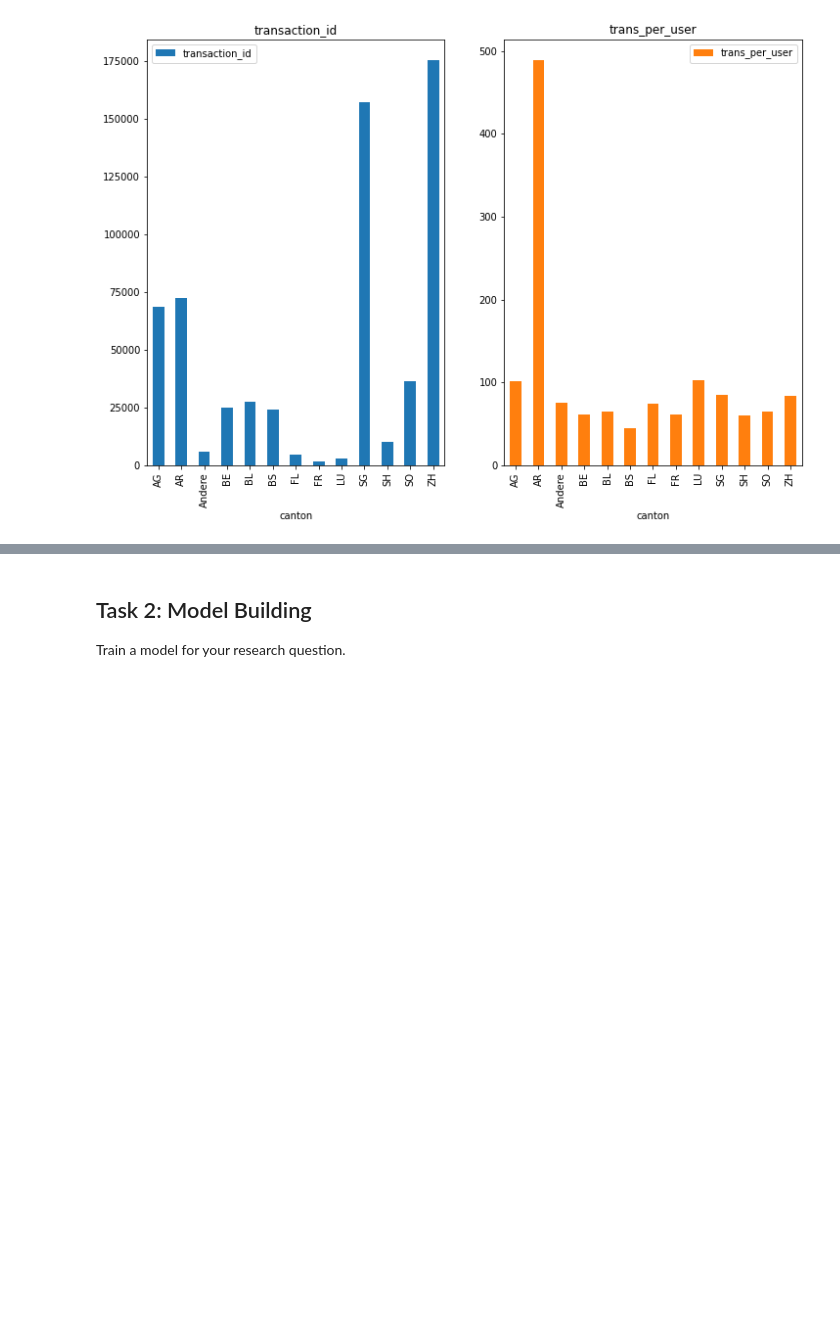
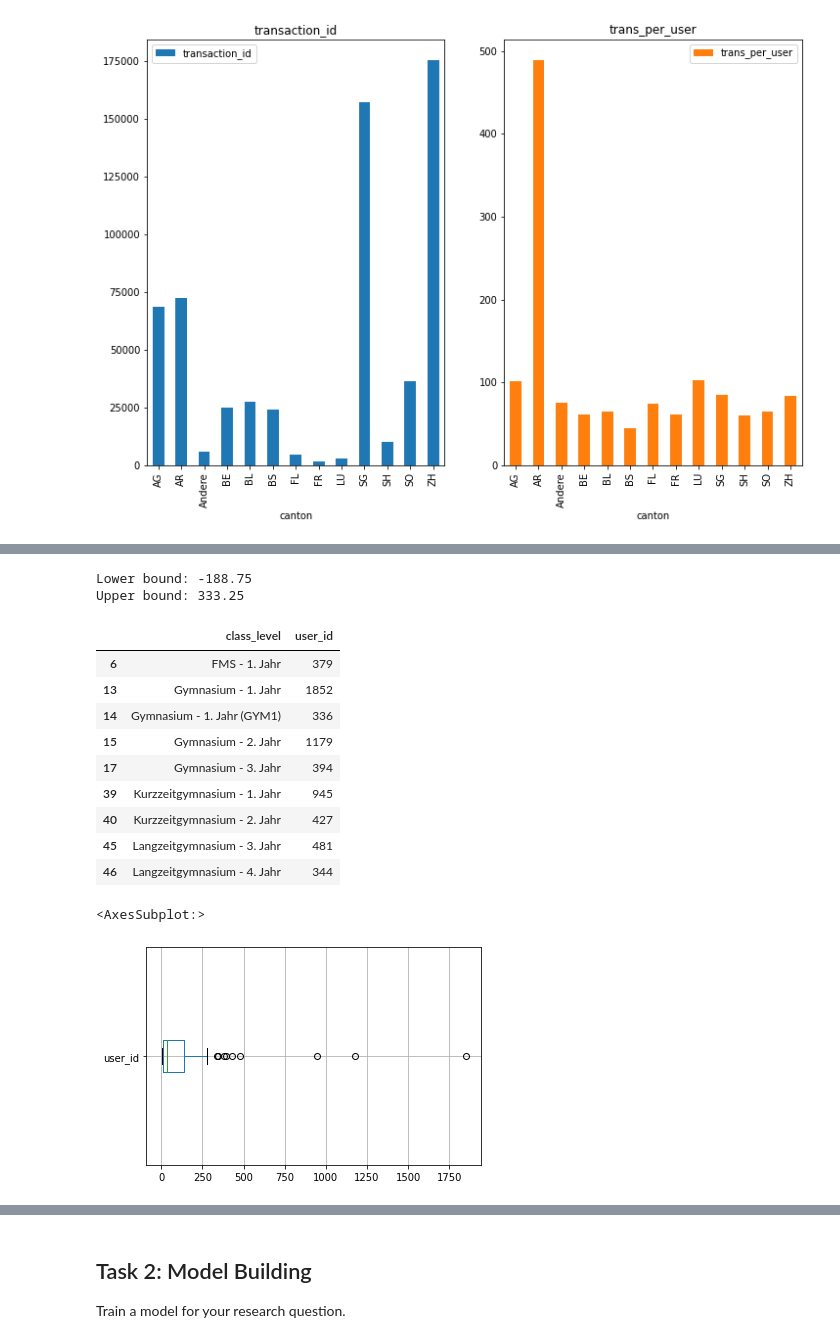
Before and after one commit to ML4BD/milestone-4-roguesgallery, a Jupyter notebook: notebooks/Milestone04/m4_lernnavi_342485.ipynb, the cells around one changed output, grey strips where cells are left out. Cells and saved outputs as stored; diff of their text form; code cells hidden in the pictures; blank space fills up the shorter version.

```diff
--- a/notebooks/Milestone04/m4_lernnavi_342485.ipynb
+++ b/notebooks/Milestone04/m4_lernnavi_342485.ipynb
@@ -92,0 +125,47 @@ ax = canton_transactions.plot.bar(x='canton',
+# %%
+#outliers
+def show_outliers(df, colname, method):
+
+    if method == 'IQR':
+        q1 = df[colname].quantile(0.25)
+        q3 = df[colname].quantile(0.75)
+        iqr = q3-q1
+        lb = q1 - 1.5*iqr
+        ub = q3 + 1.5*iqr
+
+        print(f"Lower bound: {lb}")
+        print(f"Upper bound: {ub}")
+
+        out = df[(df[colname] < lb) | (df[colname] > ub)]
+
+        return out
+
+    if method == 'std':
+        mean = df[colname].mean()
+        std = df[colname].std()
+        lb = mean - 2*std
+        ub = mean + 2*std
+
+        print(f"Lower bound: {lb}")
+        print(f"Upper bound: {ub}")
+        out = df[(df[colname] < lb) | (df[colname] > ub)]
+
+        return out
+# %%
+display(show_outliers(class_size, 'user_id', 'IQR'))
+class_size.boxplot(column='user_id', vert=False)
+# %% [output]
+Lower bound: -188.75
+Upper bound: 333.25
+|  | class_level | user_id |
+| 6 | FMS - 1. Jahr | 379 |
+| 13 | Gymnasium - 1. Jahr | 1852 |
+| 14 | Gymnasium - 1. Jahr (GYM1) | 336 |
+| 15 | Gymnasium - 2. Jahr | 1179 |
+| 17 | Gymnasium - 3. Jahr | 394 |
+| 39 | Kurzzeitgymnasium - 1. Jahr | 945 |
+| 40 | Kurzzeitgymnasium - 2. Jahr | 427 |
+| 45 | Langzeitgymnasium - 3. Jahr | 481 |
+| 46 | Langzeitgymnasium - 4. Jahr | 344 |
+<AxesSubplot:>
+[figure, added]
```
Also changed, not shown: parts of 15 cells of this notebook.
